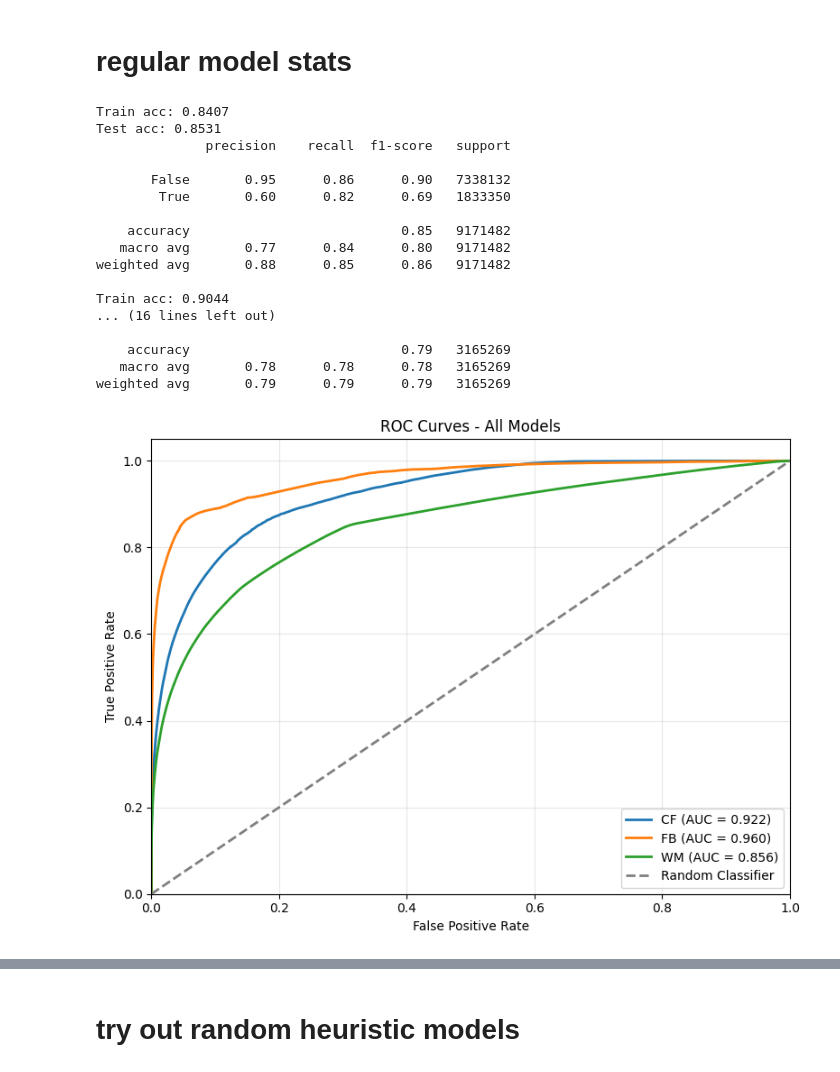
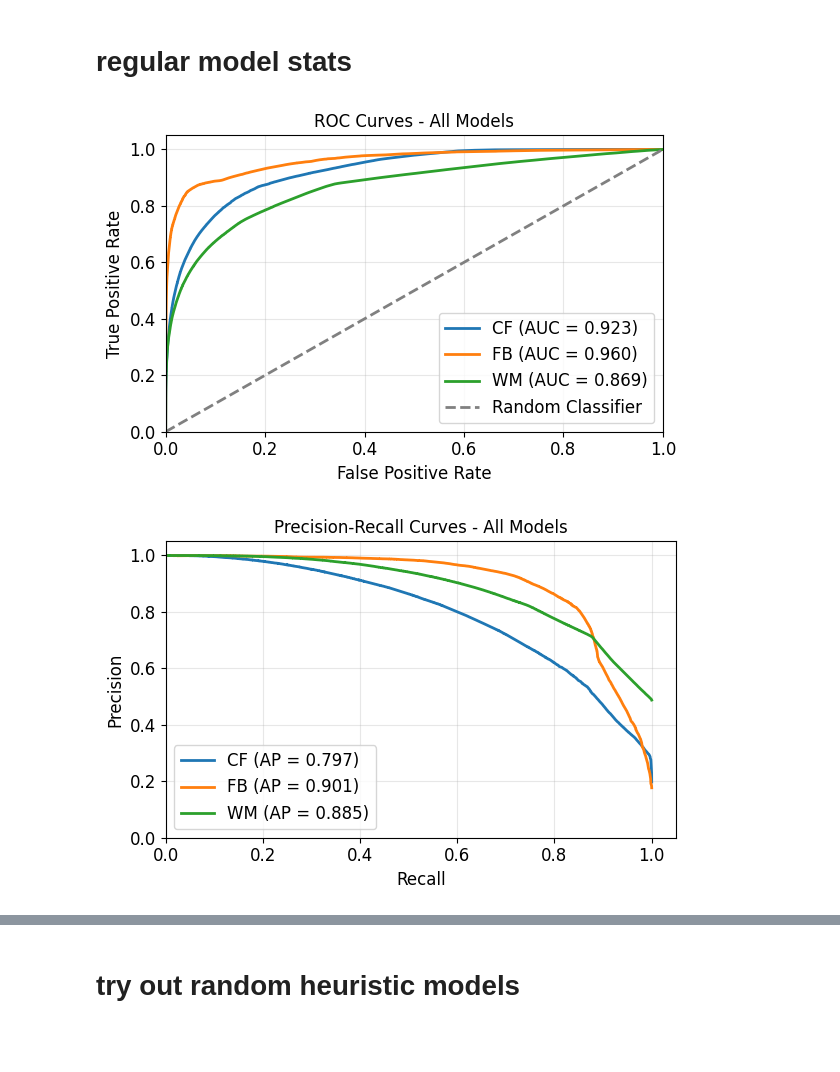
Before and after one commit to IsaacKhor/speculative_revalidation, a Jupyter notebook: analysis/ml_models.ipynb, the cells around one changed output, grey strips where cells are left out. Saved outputs shown, nothing was run; the diff lists cells and outputs as text; code cells hidden in the pictures; blank space fills up the shorter version.

```diff
--- a/analysis/ml_models.ipynb
+++ b/analysis/ml_models.ipynb
@@ -133,7 +151,7 @@ models = {}
 
 for src in srcs:
     print(f'Training model for {src}...')
-    sdf = df[df['src'] == src]
+    sdf = df[df['in'] == src]
     rfc = train_model(sdf)
     models[src] = rfc
 # %% [output]
@@ -238,31 +269,21 @@ plt.show()
 # %% [markdown]
 # regular model stats
 # %%
-df_cfall = df[df['src'].str.startswith('cf_')]
-df_fball = df[df['src'].str.startswith('fb_')]
-df_wmall = df[df['src'].str.startswith('wm_')]
+df_cfall = df[df['in'].str.startswith('cf_')]
+df_fball = df[df['in'].str.startswith('fb_')]
+df_wmall = df[df['in'].str.startswith('wm_')]
 
-cf_model = train_model(df_cfall)
-fb_model = train_model(df_fball)
-wm_model = train_model(df_wmall)
+# cf_model = train_model(df_cfall)
+# fb_model = train_model(df_fball)
+# wm_model = train_model(df_wmall)
+
+# read from dump
+with open('../models/v10_cf_rfc.pkl', 'rb') as f:
+    cf_model = pickle.load(f)
+with open('../models/v10_fb_rfc.pkl', 'rb') as f:
+    fb_model = pickle.load(f)
+with open('../models/v10_wm_rfc.pkl', 'rb') as f:
+    wm_model = pickle.load(f)
-# %% [output]
-Train acc: 0.8407
-Test acc: 0.8531
-              precision    recall  f1-score   support
-
-       False       0.95      0.86      0.90   7338132
-        True       0.60      0.82      0.69   1833350
-
-    accuracy                           0.85   9171482
-   macro avg       0.77      0.84      0.80   9171482
-weighted avg       0.88      0.85      0.86   9171482
-
-Train acc: 0.9044
-... (16 lines left out)
-
-    accuracy                           0.79   3165269
-   macro avg       0.78      0.78      0.78   3165269
-weighted avg       0.79      0.79      0.79   3165269
 # %%
 def collect_model_stats(sdf, model):
     """Collect statistics without plotting"""
@@ -302,23 +323,43 @@ fb_stats = collect_model_stats(df_fball, fb_model)
 wm_stats = collect_model_stats(df_wmall, wm_model)
 # %%
 # Plot ROC curves for all models
-plt.figure(figsize=(8, 6))
+plt.figure()
 plt.plot(cf_stats['fpr'], cf_stats['tpr'], lw=2,
          label=f"CF (AUC = {cf_stats['roc_auc']:.3f})")
 plt.plot(fb_stats['fpr'], fb_stats['tpr'], lw=2,
          label=f"FB (AUC = {fb_stats['roc_auc']:.3f})")
 plt.plot(wm_stats['fpr'], wm_stats['tpr'], lw=2,
          label=f"WM (AUC = {wm_stats['roc_auc']:.3f})")
 plt.plot([0, 1], [0, 1], color='gray', lw=2, linestyle='--', label='Random Classifier')
 plt.xlim([0.0, 1.0])
 plt.ylim([0.0, 1.05])
 plt.xlabel('False Positive Rate')
 plt.ylabel('True Positive Rate')
 plt.title('ROC Curves - All Models')
 plt.legend(loc="lower right")
 plt.grid(True, alpha=0.3)
 plt.tight_layout()
 plt.savefig('../paper/figs/all_models_roc_curve.png', dpi=300, bbox_inches='tight')
 plt.show()
+
+# Plot PRC curves for all models
+plt.figure()
+plt.plot(cf_stats['recall'], cf_stats['precision'], lw=2,
+         label=f"CF (AP = {cf_stats['prc_auc']:.3f})")
+plt.plot(fb_stats['recall'], fb_stats['precision'], lw=2,
+         label=f"FB (AP = {fb_stats['prc_auc']:.3f})")
+plt.plot(wm_stats['recall'], wm_stats['precision'], lw=2,
+         label=f"WM (AP = {wm_stats['prc_auc']:.3f})")
+plt.xlim([0.0, 1.05])
+plt.ylim([0.0, 1.05])
+plt.xlabel('Recall')
+plt.ylabel('Precision')
+plt.title('Precision-Recall Curves - All Models')
+plt.legend(loc="best")
+plt.grid(True, alpha=0.3)
+plt.tight_layout()
+plt.savefig('../paper/figs/all_models_prc_curve.png', dpi=300, bbox_inches='tight')
+plt.show()
 # %% [output]
-[figure, old version]
+[figure, new version]
+[figure, added]
```
Also changed, not shown: parts of 16 cells of this notebook, 35 other files.
